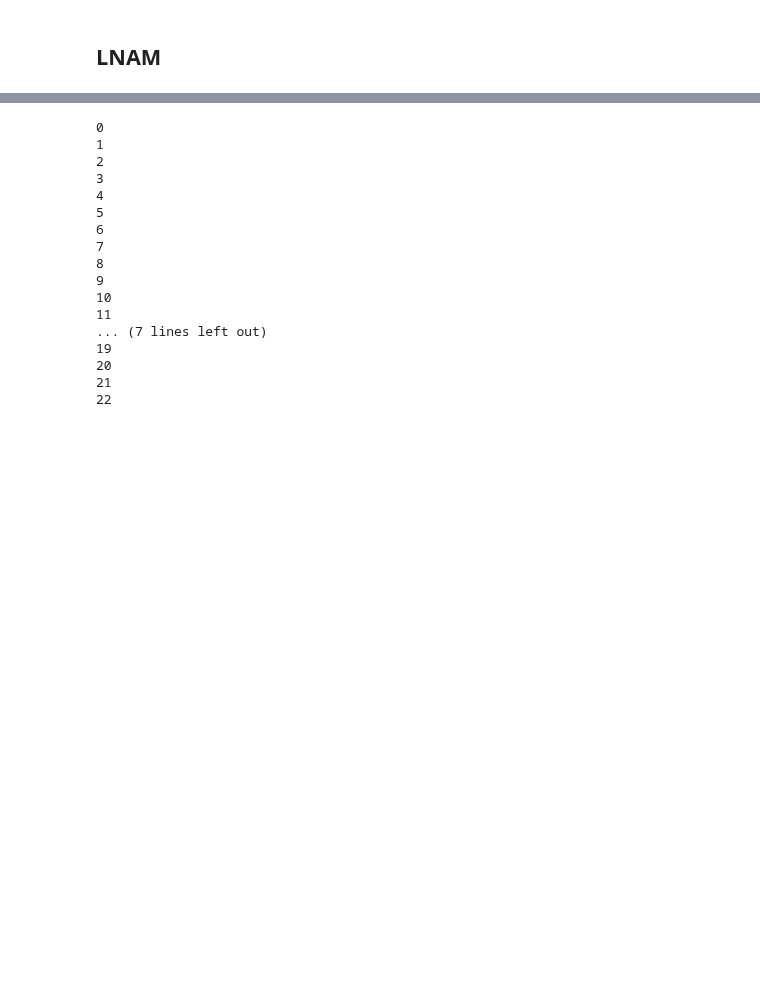
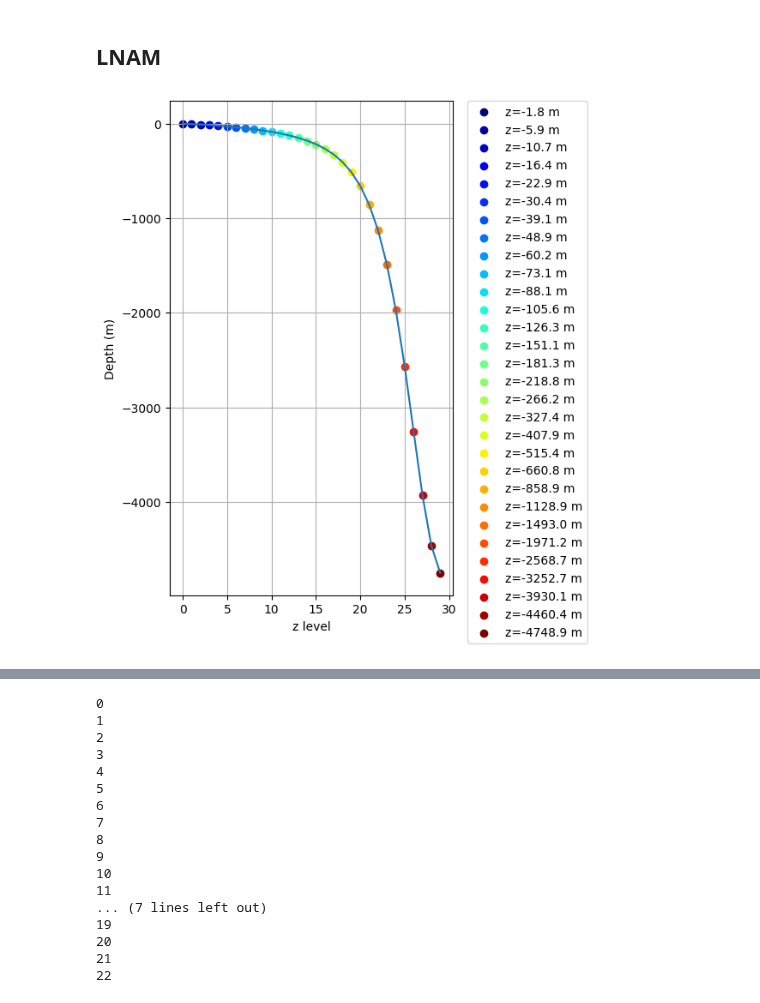
Before and after one commit to regdowse/UNSW-MRes, a Jupyter notebook: MRes/Eddy_Structure_Approaches/The_Frontiers.ipynb, the cells around one changed output, grey strips where cells are left out. Saved outputs shown, nothing was run; the diff lists cells and outputs as text; code cells hidden in the pictures; blank space fills up the shorter version.

```diff
--- a/MRes/Eddy_Structure_Approaches/The_Frontiers.ipynb
+++ b/MRes/Eddy_Structure_Approaches/The_Frontiers.ipynb
@@ -946,2 +939,26 @@ Remember, the centers are not where the center is necessary. They just show the
 # %% [markdown]
 ## LNAM
+# %%
+plt.figure(figsize=(6,7))
+
+# Plot z levels
+plt.plot(z_r[150, 150, :])
+
+# Scatter plot with distinct colors for each depth point
+colors = plt.cm.jet(np.linspace(0, 1, 30))  # Get 30 distinct colors from the 'viridis' colormap
+for i in range(30):
+    plt.scatter(i, z_r[150, 150, i], color=colors[i], label=f"z={z_r[150, 150, i]:.1f} m")
+
+# Label axes
+plt.xlabel('z level')
+plt.ylabel('Depth (m)')
+plt.grid(True)
+
+# Create the legend
+plt.legend(loc="best", bbox_to_anchor=(1.05, 1), borderaxespad=0.)
+
+# Display the plot
+plt.tight_layout()
+plt.show()
+# %% [output]
+[figure, added]
```
Also changed, not shown: parts of 7 cells of this notebook.
